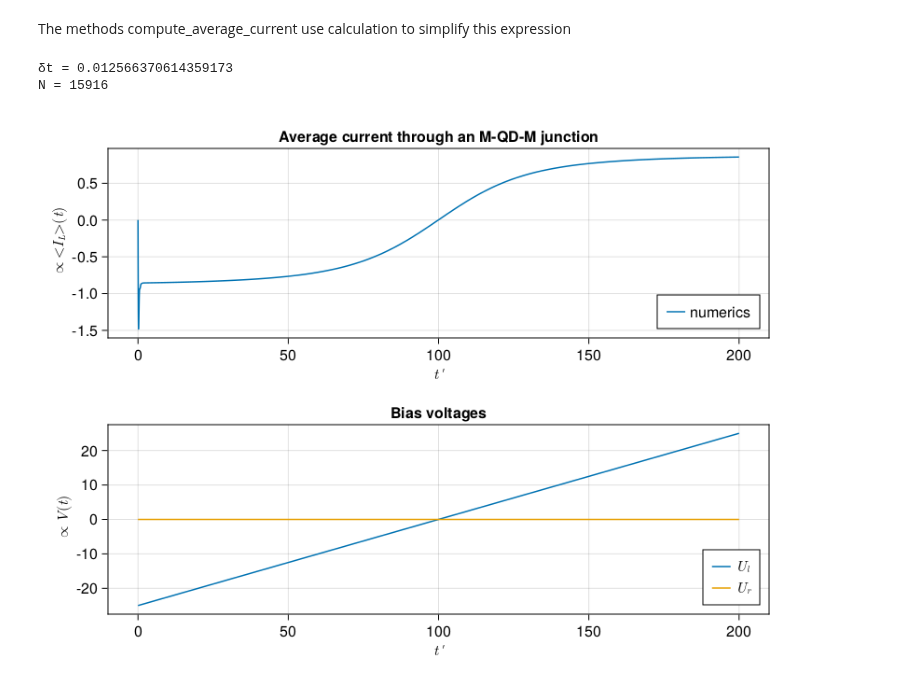
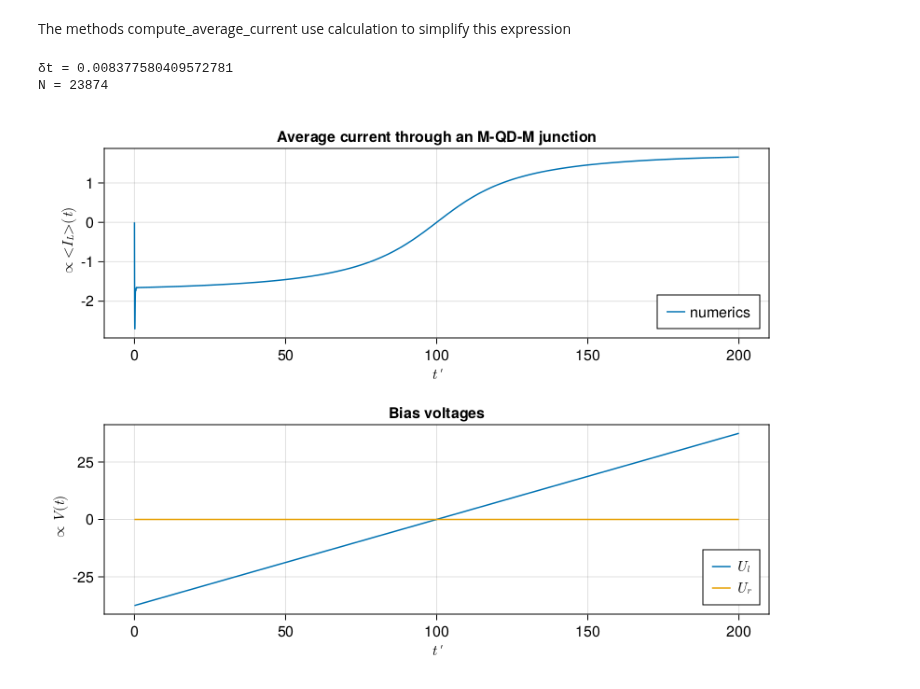
Before and after one commit to BaptisteLamic/NonEquilibriumGreenFunction.jl, a Jupyter notebook: examples/MQDM_junction.ipynb, the cells around one changed output. Drawn from its saved outputs; the diff is of its cells as text; code cells hidden in the pictures.

```diff
--- a/examples/MQDM_junction.ipynb
+++ b/examples/MQDM_junction.ipynb
@@ -194,7 +231,7 @@ Main.Junction
 # %% [markdown]
 # Equilibrium simulation
 # %%
-p = Junction.Parameters(δt=0.01, T=5, ϕl=t -> 0, ϕr=t -> 2);
+p = Junction.Parameters(δt=0.05, T=1, ϕl=t -> 0, ϕr=t -> 0);
 println("N = $(Junction.axis(p)|> length)")
 results = Junction.simulate_junction(p, cpr=HssCompression());
 # %% [output]
@@ -319,40 +379,40 @@ The methods compute_average_current use calculation to simplify this expression
 # %%
 using QuadGK
 Tmax = 200
-Vmax = 50
+Vmax = 75
 Ur(t) = 0
 Ul(t) = Vmax * (t / Tmax - 1 // 2)
 δt = 0.1 * 2π / Vmax
 @show δt
 p = Junction.Parameters(
     δt=δt,
     T=Tmax,
     ϕl=t -> quadgk(Ul, 0, t)[1],
     ϕr=t -> quadgk(Ur, 0, t)[1]
 )
 println("N = $(Junction.axis(p)|> length)")
 results = Junction.simulate_junction(p, cpr=HssCompression());
 iavr = Junction.compute_average_current(results)
 function plot_results(iavr,Ul,Ur)
     f = Figure()
     #retarded Green function
     f_ax = Axis(f[1, 1], title="Average current through an M-QD-M junction", xlabel=L"t'", ylabel=L"\propto <I_L>(t)")
     ax = Junction.axis(p) |> collect
     lines!(f_ax, ax, real.(iavr),label  = "numerics")
 
     axislegend(position = :rb)
     #Bias
     f_ax = Axis(f[2, 1], title="Bias voltages", xlabel=L"t'", ylabel=L"\propto V(t)")
     ax = Junction.axis(p) |> collect
     lines!(f_ax, ax, Ul.(ax),label = L"U_l")
     lines!(f_ax, ax, Ur.(ax),label = L"U_r")
     axislegend(position = :rb)
     f
 end
 f = plot_results(iavr,Ul,Ur)
 save("average_current_QD.svg",f)
 f
 # %% [output]
-δt = 0.012566370614359173
-N = 15916
+δt = 0.008377580409572781
+N = 23874
-[figure, old version]
+[figure, new version]
```
Also changed, not shown: parts of 12 cells of this notebook, 2 other files.
